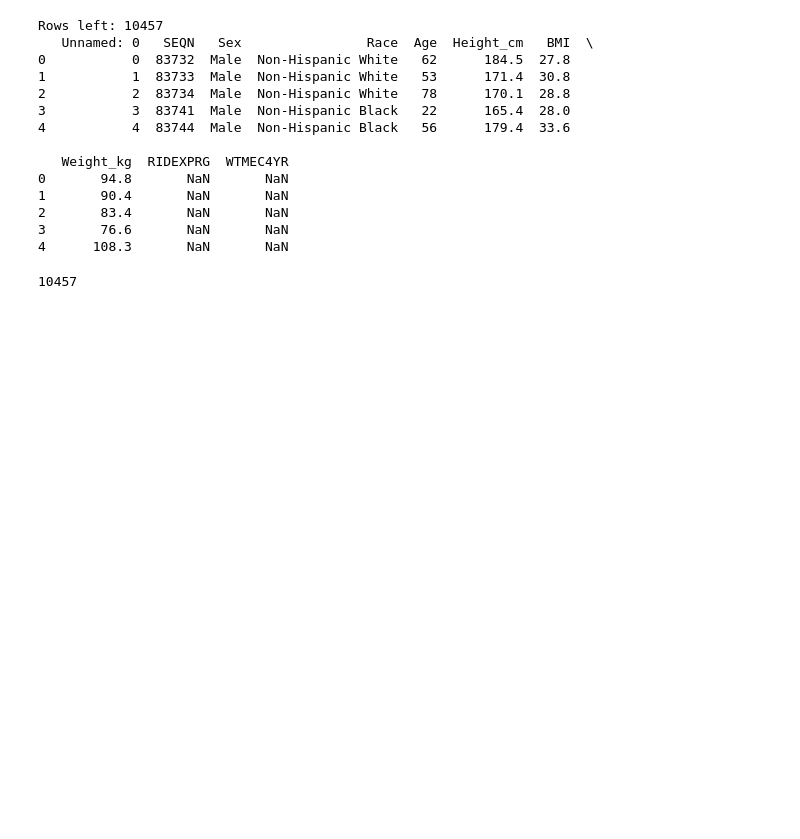
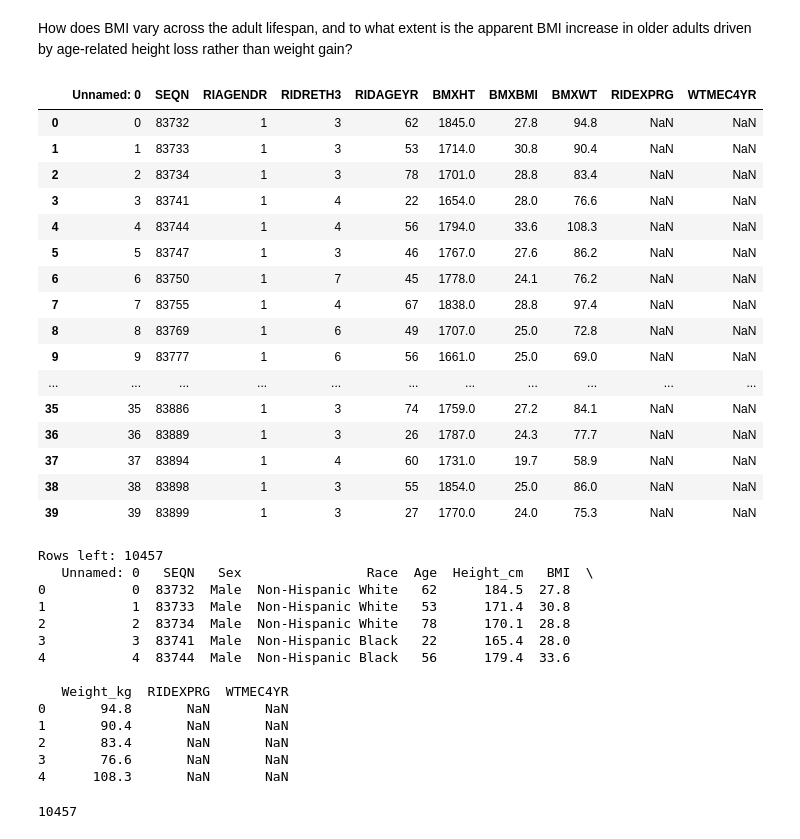
Before and after one commit to tejasabert/NHANES_FTI, a Jupyter notebook: TejasAbert_NHANESFTI_Project.ipynb, the cells around one changed output. Cells and saved outputs as stored; diff of their text form; code cells hidden in the pictures; blank space fills up the shorter version.

```diff
--- a/TejasAbert_NHANESFTI_Project.ipynb
+++ b/TejasAbert_NHANESFTI_Project.ipynb
@@ -5 +3,26 @@ import pandas as pd
+# %% [markdown]
+How does BMI vary across the adult lifespan, and to what extent is the apparent BMI increase in older adults driven by age-related height loss rather than weight gain?
+# %%
+import pandas as pd
+url = "https://raw.githubusercontent.com/frontiertechinstitute/datasets/refs/heads/main/Health%20and%20Nutrition%20(NHANES)/health_and_nutrition_combined_clean.csv"
+df = pd.read_csv(url)
+df.head(40)
+# %% [output]
+|  | Unnamed: 0 | SEQN | RIAGENDR | RIDRETH3 | RIDAGEYR | BMXHT | BMXBMI | BMXWT | RIDEXPRG | WTMEC4YR |
+| 0 | 0 | 83732 | 1 | 3 | 62 | 1845.0 | 27.8 | 94.8 | NaN | NaN |
+| 1 | 1 | 83733 | 1 | 3 | 53 | 1714.0 | 30.8 | 90.4 | NaN | NaN |
+| 2 | 2 | 83734 | 1 | 3 | 78 | 1701.0 | 28.8 | 83.4 | NaN | NaN |
+| 3 | 3 | 83741 | 1 | 4 | 22 | 1654.0 | 28.0 | 76.6 | NaN | NaN |
+| 4 | 4 | 83744 | 1 | 4 | 56 | 1794.0 | 33.6 | 108.3 | NaN | NaN |
+| 5 | 5 | 83747 | 1 | 3 | 46 | 1767.0 | 27.6 | 86.2 | NaN | NaN |
+| 6 | 6 | 83750 | 1 | 7 | 45 | 1778.0 | 24.1 | 76.2 | NaN | NaN |
+| 7 | 7 | 83755 | 1 | 4 | 67 | 1838.0 | 28.8 | 97.4 | NaN | NaN |
+| 8 | 8 | 83769 | 1 | 6 | 49 | 1707.0 | 25.0 | 72.8 | NaN | NaN |
+| 9 | 9 | 83777 | 1 | 6 | 56 | 1661.0 | 25.0 | 69.0 | NaN | NaN |
+| ... | ... | ... | ... | ... | ... | ... | ... | ... | ... | ... |
+| 35 | 35 | 83886 | 1 | 3 | 74 | 1759.0 | 27.2 | 84.1 | NaN | NaN |
+| 36 | 36 | 83889 | 1 | 3 | 26 | 1787.0 | 24.3 | 77.7 | NaN | NaN |
+| 37 | 37 | 83894 | 1 | 4 | 60 | 1731.0 | 19.7 | 58.9 | NaN | NaN |
+| 38 | 38 | 83898 | 1 | 3 | 55 | 1854.0 | 25.0 | 86.0 | NaN | NaN |
+| 39 | 39 | 83899 | 1 | 3 | 27 | 1770.0 | 24.0 | 75.3 | NaN | NaN |
 # %%
```
Also changed, not shown: parts of 5 cells of this notebook.
